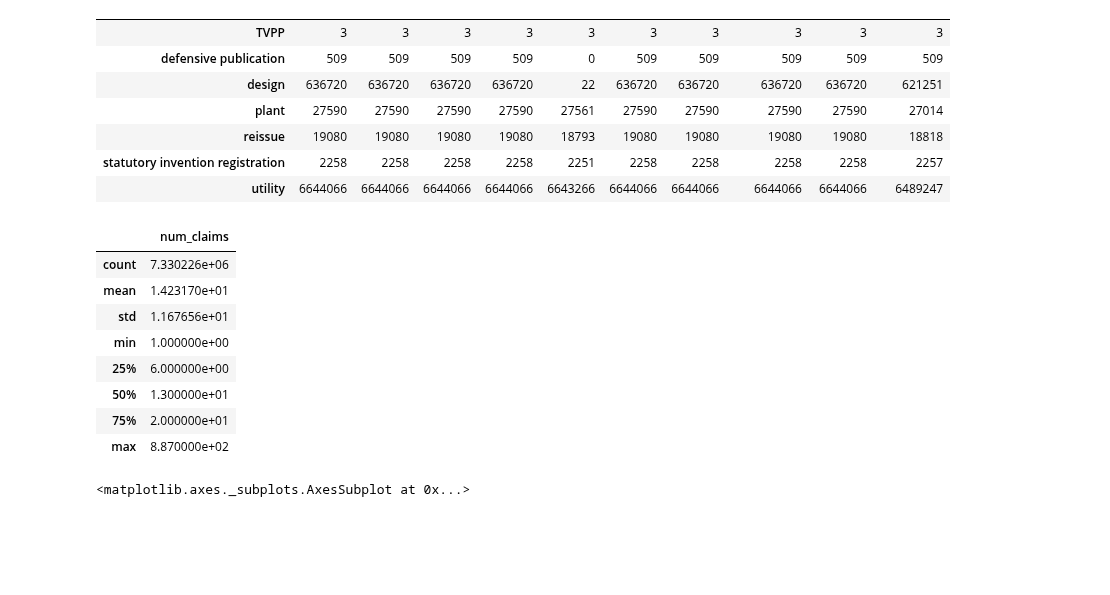
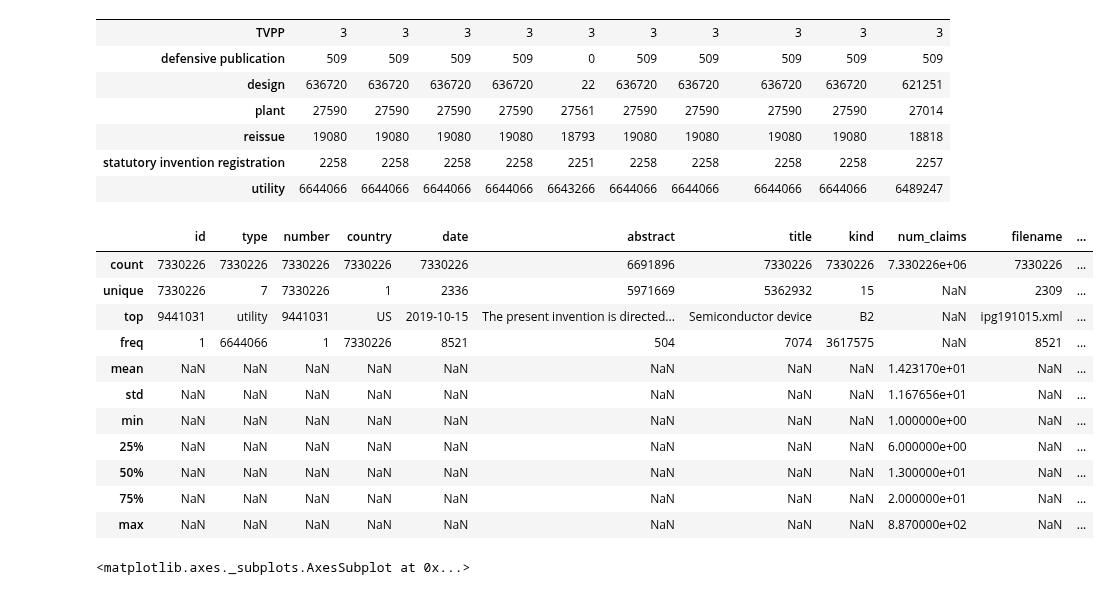
Before and after one commit to rsdias/patent_analysis, a Jupyter notebook: clean_patent.ipynb, the cells around one changed output. Drawn from its saved outputs; the diff is of its cells as text; code cells hidden in the pictures; blank space fills up the shorter version.

```diff
--- a/clean_patent.ipynb
+++ b/clean_patent.ipynb
@@ -159,18 +159,21 @@ df.groupby('type').count()
 | statutory invention registration | 2258 | 2258 | 2258 | 2258 | 2251 | 2258 | 2258 | 2258 | 2258 | 2257 |
 | utility | 6644066 | 6644066 | 6644066 | 6644066 | 6643266 | 6644066 | 6644066 | 6644066 | 6644066 | 6489247 |
 # %%
-df.describe(include=['np.object'])
+df.describe(include='all')
 # df.describe()
 # %% [output]
-|  | num_claims |
-| count | 7.330226e+06 |
-| mean | 1.423170e+01 |
-| std | 1.167656e+01 |
-| min | 1.000000e+00 |
-| 25% | 6.000000e+00 |
-| 50% | 1.300000e+01 |
-| 75% | 2.000000e+01 |
-| max | 8.870000e+02 |
+|  | id | type | number | country | date | abstract | title | kind | num_claims | filename | ... |
+| count | 7330226 | 7330226 | 7330226 | 7330226 | 7330226 | 6691896 | 7330226 | 7330226 | 7.330226e+06 | 7330226 | ... |
+| unique | 7330226 | 7 | 7330226 | 1 | 2336 | 5971669 | 5362932 | 15 | NaN | 2309 | ... |
+| top | 9441031 | utility | 9441031 | US | 2019-10-15 | The present invention is directed... | Semiconductor device | B2 | NaN | ipg191015.xml | ... |
+| freq | 1 | 6644066 | 1 | 7330226 | 8521 | 504 | 7074 | 3617575 | NaN | 8521 | ... |
+| mean | NaN | NaN | NaN | NaN | NaN | NaN | NaN | NaN | 1.423170e+01 | NaN | ... |
+| std | NaN | NaN | NaN | NaN | NaN | NaN | NaN | NaN | 1.167656e+01 | NaN | ... |
+| min | NaN | NaN | NaN | NaN | NaN | NaN | NaN | NaN | 1.000000e+00 | NaN | ... |
+| 25% | NaN | NaN | NaN | NaN | NaN | NaN | NaN | NaN | 6.000000e+00 | NaN | ... |
+| 50% | NaN | NaN | NaN | NaN | NaN | NaN | NaN | NaN | 1.300000e+01 | NaN | ... |
+| 75% | NaN | NaN | NaN | NaN | NaN | NaN | NaN | NaN | 2.000000e+01 | NaN | ... |
+| max | NaN | NaN | NaN | NaN | NaN | NaN | NaN | NaN | 8.870000e+02 | NaN | ... |
 # %%
 df['num_claims'].hist()
 # %% [output]
```
Also changed, not shown: parts of 1 cell of this notebook, 3 other files.
